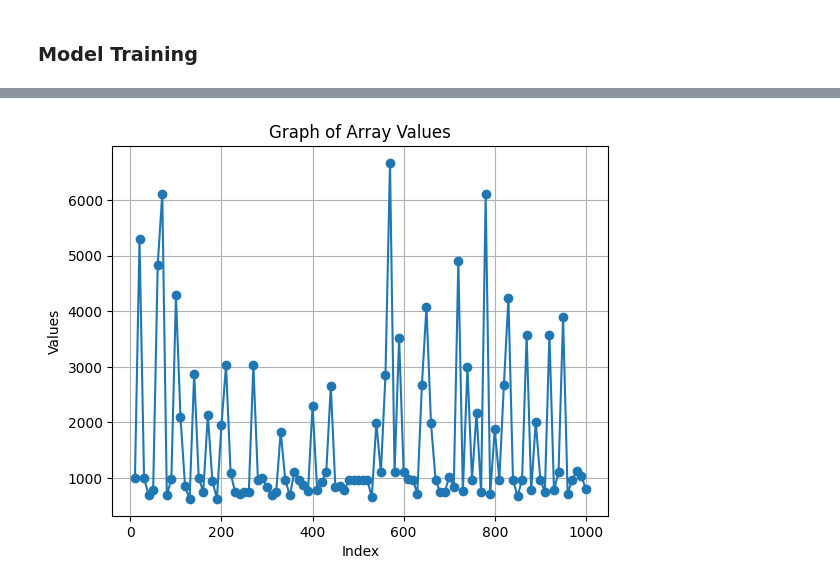
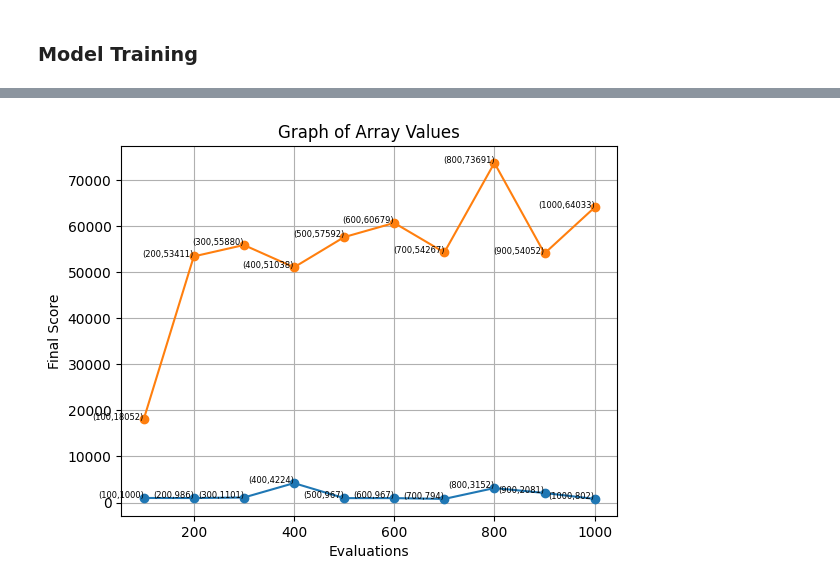
Before and after one commit to LDY681/CITS4404_project, a Jupyter notebook: CITS4404.ipynb, the cells around one changed output, grey strips where cells are left out. Cells and saved outputs as stored; diff of their text form; code cells hidden in the pictures.

```diff
--- a/CITS4404.ipynb
+++ b/CITS4404.ipynb
@@ -261,8 +261,8 @@ def firefly_fitness_wrapper():
     return wrapped_firefly_fitness
 
 # Please edit these parameters before running unless you want to wait minutes for the model to run
-firefly = FireflyAlgorithm(pop_size=100, alpha=0.5, betamin=0.2, gamma=1.0, seed=42)
+# firefly = FireflyAlgorithm(pop_size=100, alpha=0.5, betamin=0.2, gamma=1.0, seed=42)
 fitness_fn = firefly_fitness_wrapper()
-best_score, best_params = firefly.run(fitness_fn, dim=2, lb=np.array([1, 2]), ub=np.array([790, 791]), max_evals=1000)
+# best_score, best_params = firefly.run(fitness_fn, dim=2, lb=np.array([1, 2]), ub=np.array([790, 791]), max_evals=1000)
 #print(f"Final Capital: {-best_score}")
-print(f"Best Parameters: SMA1={best_params[0]}, SMA2={best_params[1]}")
+# print(f"Best Parameters: SMA1={best_params[0]}, SMA2={best_params[1]}")
@@ -293,30 +271,45 @@ Final capital for SMA(107, 183): Final Capital - USD: $2498.30
 # %%
 def incremental_firefly(increments = 10,
                         pop_size=25, alpha=0.5, betamin=0.2, gamma=1.0, seed=42,
                         fitness_fn=fitness_fn, dim=2, lb=np.array([1, 2]), ub=np.array([790, 791]), max_evals=1000):
     results = []
+    training_scores = []
     firefly = FireflyAlgorithm(pop_size=pop_size, alpha=alpha, betamin=betamin, gamma=gamma, seed=seed)
     for x in range(increments):
         best_score, best_params = firefly.run(fitness_fn, dim=dim, lb=lb, ub=ub,
                                               max_evals=int((max_evals*x+1)/increments))
         results.append(-simulate_trading(best_params, prices=test_prices))
-    return results
+        training_scores.append(-best_score)
+    return results, training_scores
 
-increments = 100
+increments = 10
 evals = 1000
-results = np.array(incremental_firefly(increments=increments, max_evals=evals))
+alpha = 0.9
+betamin = 0.2
+gamma = 0.5
+pop_size = 25
+results, training_scores = incremental_firefly(increments=increments, pop_size = pop_size,
+                                               alpha=alpha, betamin=betamin, gamma = gamma, max_evals=evals)
+results = np.array(results)
+training_scores = np.array(training_scores)
 
 x_values = (np.arange(len(results)) + 1) * (evals/increments)
 
 plt.plot(x_values, results, marker='o')
 
+for i in range(len(x_values)):
+    plt.text(x_values[i], results[i], f'({int(x_values[i])},{int(results[i])})', fontsize=6, ha='right')
+    plt.text(x_values[i], training_scores[i], f'({int(x_values[i])},{int(training_scores[i])})', fontsize=6, ha='right')
+
+plt.plot(x_values, training_scores, marker='o')
+
 # Add labels and title
-plt.xlabel('Index')
-plt.ylabel('Values')
+plt.xlabel('Evaluations')
+plt.ylabel('Final Score')
 plt.title('Graph of Array Values')
 plt.grid()
 
 # Show the plot
 plt.show()
 # %% [output]
-[figure, old version]
+[figure, new version]
```
Also changed, not shown: parts of 2 cells of this notebook.
